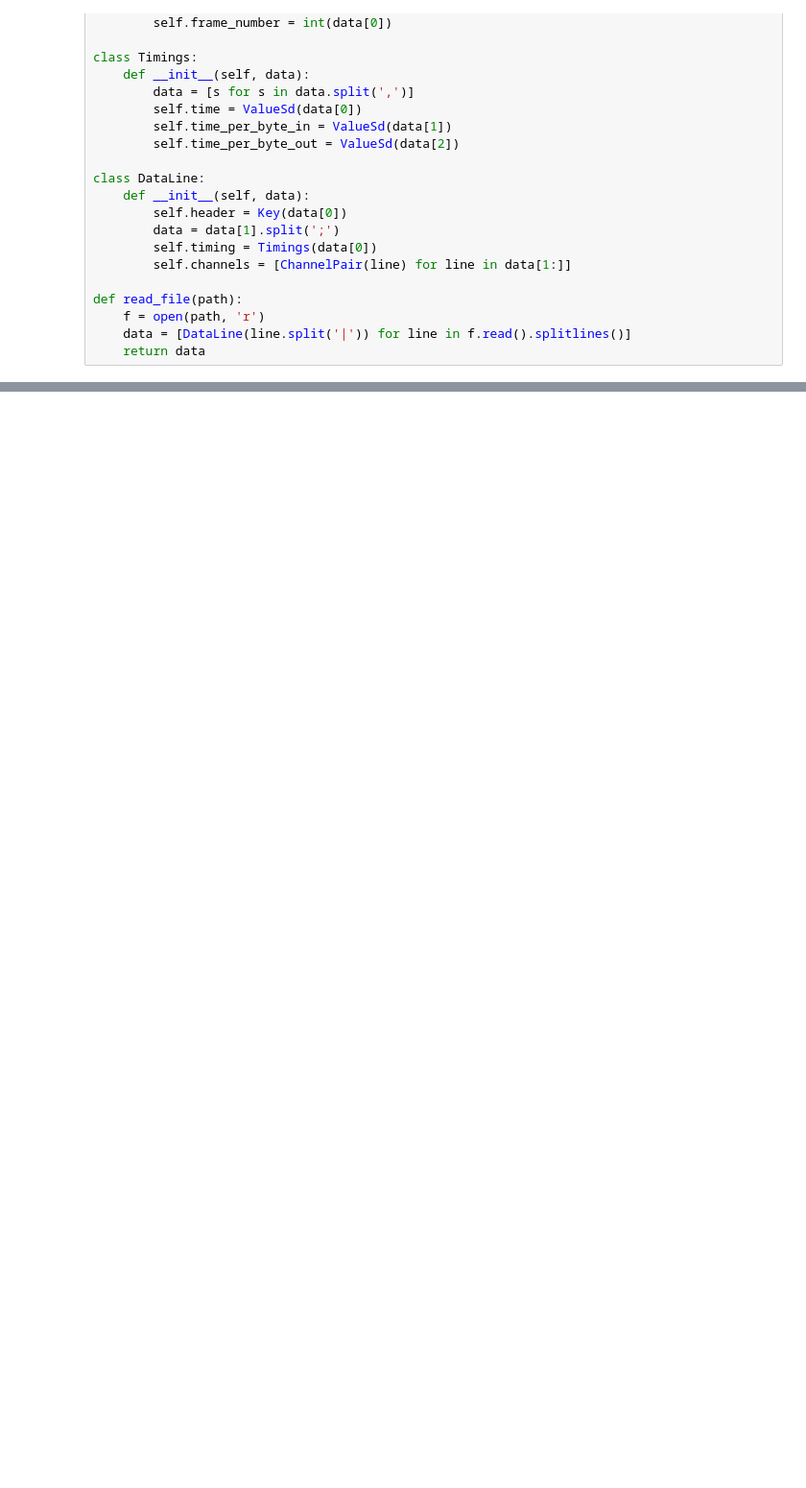
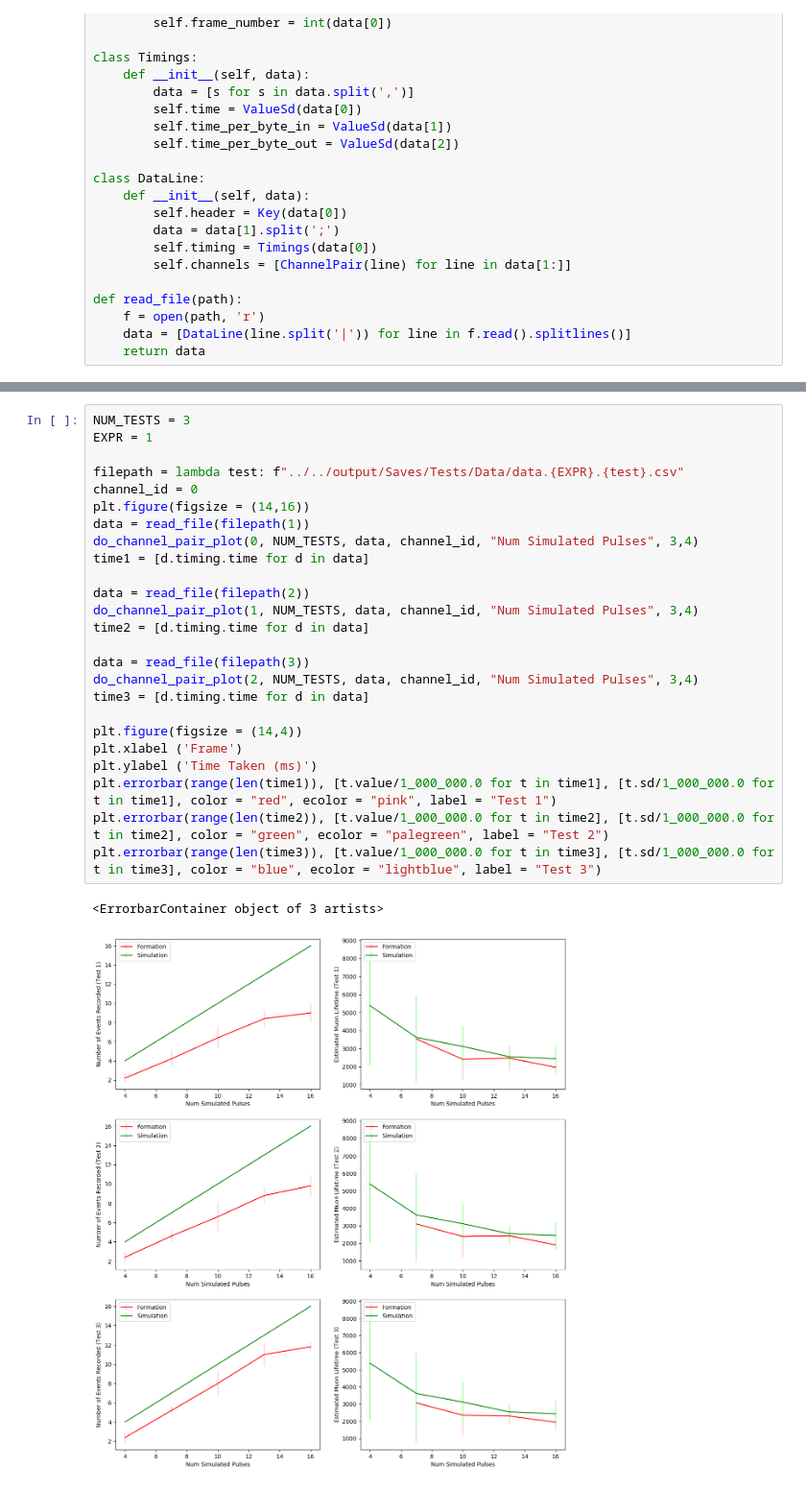
Before and after one commit to Modularius/supermusr-data-pipeline, a Jupyter notebook: Benchmark/Jupyter/jupyter.ipynb, the cells around one changed output, grey strips where cells are left out. Shown at 96% size. Cells and saved outputs as stored; diff of their text form; blank space fills up the shorter version.

```diff
--- a/Benchmark/Jupyter/jupyter.ipynb
+++ b/Benchmark/Jupyter/jupyter.ipynb
@@ -109,0 +77,28 @@ plot_line(range(len(time3)), [t.value/1_000_000.0 for t in time3], [0 for _ in t
+# %%
+NUM_TESTS = 3
+EXPR = 1
+
+filepath = lambda test: f"../../output/Saves/Tests/Data/data.{EXPR}.{test}.csv"
+channel_id = 0
+plt.figure(figsize = (14,16))
+data = read_file(filepath(1))
+do_channel_pair_plot(0, NUM_TESTS, data, channel_id, "Num Simulated Pulses", 3,4)
+time1 = [d.timing.time for d in data]
+
+data = read_file(filepath(2))
+do_channel_pair_plot(1, NUM_TESTS, data, channel_id, "Num Simulated Pulses", 3,4)
+time2 = [d.timing.time for d in data]
+
+data = read_file(filepath(3))
+do_channel_pair_plot(2, NUM_TESTS, data, channel_id, "Num Simulated Pulses", 3,4)
+time3 = [d.timing.time for d in data]
+
+plt.figure(figsize = (14,4))
+plt.xlabel ('Frame')
+plt.ylabel ('Time Taken (ms)')
+plt.errorbar(range(len(time1)), [t.value/1_000_000.0 for t in time1], [t.sd/1_000_000.0 for t in time1], color = "red", ecolor = "pink", label = "Test 1")
+plt.errorbar(range(len(time2)), [t.value/1_000_000.0 for t in time2], [t.sd/1_000_000.0 for t in time2], color = "green", ecolor = "palegreen", label = "Test 2")
+plt.errorbar(range(len(time3)), [t.value/1_000_000.0 for t in time3], [t.sd/1_000_000.0 for t in time3], color = "blue", ecolor = "lightblue", label = "Test 3")
+# %% [output]
+<ErrorbarContainer object of 3 artists>
+[figure, added]
```
Also changed, not shown: parts of 2 cells of this notebook, 30 other files.
